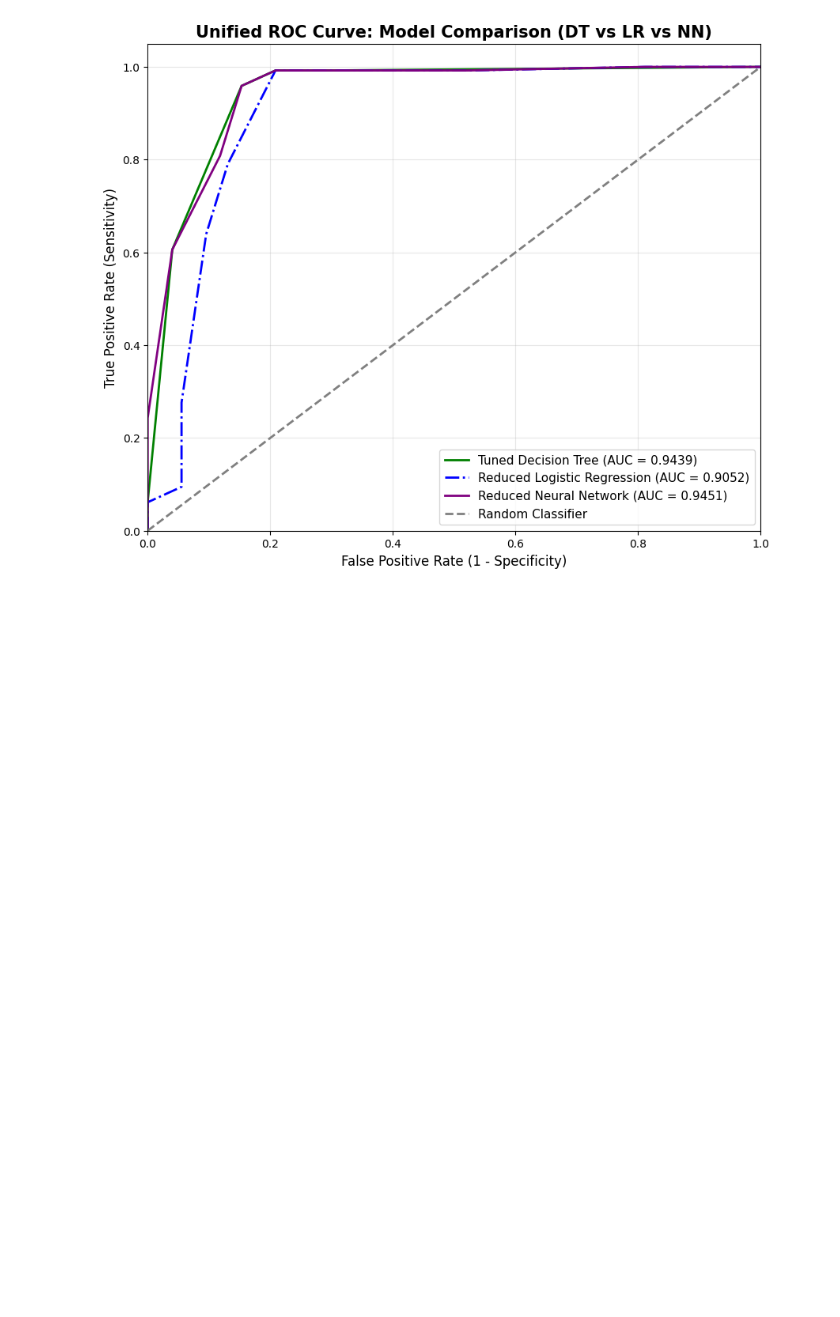
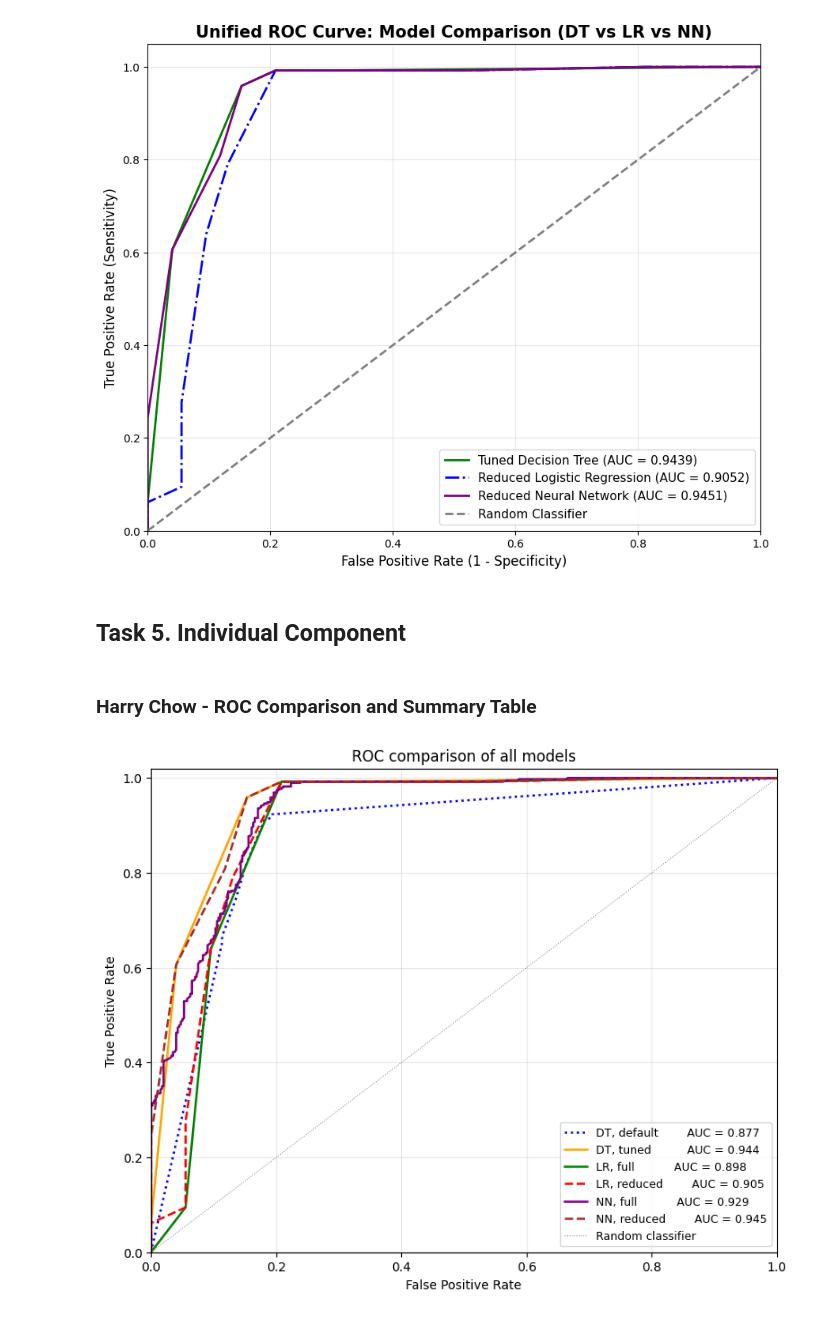
Before and after one commit to tritinvo18/IFN580-ML-assignment1, a Jupyter notebook: assignment_1_complete.ipynb, the cells around one changed output. Saved outputs shown, nothing was run; the diff lists cells and outputs as text; code cells hidden in the pictures; blank space fills up the shorter version.

Commit message:
Add code for individual part

```diff
--- a/assignment_1_complete.ipynb
+++ b/assignment_1_complete.ipynb
@@ -950,3 +952,50 @@ plt.grid(alpha=0.3)
 plt.show()
 # %% [output]
 [figure]
+# %% [markdown]
+## Task 5. Individual Component
+# %% [markdown]
+### Harry Chow - ROC Comparison and Summary Table
+# %%
+# Compute ROC/AUC for all six models
+y_prob_dt_default = dt.predict_proba(X_test)[:, 1]
+y_prob_dt_tuned   = best_dt.predict_proba(X_test)[:, 1]
+y_prob_lr_full    = best_lr_full.predict_proba(X_test_scaled)[:, 1]
+y_prob_lr_reduced = best_lr_reduced.predict_proba(X_test_reduced)[:, 1]
+y_prob_nn_full    = best_nn.predict_proba(X_test_nn)[:, 1]
+y_prob_nn_reduced = best_nn_reduced.predict_proba(X_test_reduced_nn)[:, 1]
+
+fpr_dt_default, tpr_dt_default, _ = roc_curve(y_test, y_prob_dt_default)
+fpr_dt_tuned,   tpr_dt_tuned,   _ = roc_curve(y_test, y_prob_dt_tuned)
+fpr_lr_full,    tpr_lr_full,    _ = roc_curve(y_test, y_prob_lr_full)
+fpr_lr_reduced, tpr_lr_reduced, _ = roc_curve(y_test, y_prob_lr_reduced)
+fpr_nn_full,    tpr_nn_full,    _ = roc_curve(y_test, y_prob_nn_full)
+fpr_nn_reduced, tpr_nn_reduced, _ = roc_curve(y_test, y_prob_nn_reduced)
+
+auc_dt_default = auc(fpr_dt_default, tpr_dt_default)
+auc_dt_tuned   = auc(fpr_dt_tuned,   tpr_dt_tuned)
+auc_lr_full    = auc(fpr_lr_full,    tpr_lr_full)
+auc_lr_reduced = auc(fpr_lr_reduced, tpr_lr_reduced)
+auc_nn_full    = auc(fpr_nn_full,    tpr_nn_full)
+auc_nn_reduced = auc(fpr_nn_reduced, tpr_nn_reduced)
+
+plt.figure(figsize=(9, 7))
+
+plt.plot(fpr_dt_default, tpr_dt_default, color='blue',   lw=1.8, linestyle=':',  label=f'DT, default        AUC = {auc_dt_default:.3f}')
+plt.plot(fpr_dt_tuned,   tpr_dt_tuned,   color='orange', lw=1.8,                 label=f'DT, tuned          AUC = {auc_dt_tuned:.3f}')
+plt.plot(fpr_lr_full,    tpr_lr_full,    color='green',  lw=1.8,                 label=f'LR, full           AUC = {auc_lr_full:.3f}')
+plt.plot(fpr_lr_reduced, tpr_lr_reduced, color='red',    lw=1.8, linestyle='--', label=f'LR, reduced        AUC = {auc_lr_reduced:.3f}')
+plt.plot(fpr_nn_full,    tpr_nn_full,    color='purple', lw=1.8,                 label=f'NN, full           AUC = {auc_nn_full:.3f}')
+plt.plot(fpr_nn_reduced, tpr_nn_reduced, color='brown',  lw=1.8, linestyle='--', label=f'NN, reduced        AUC = {auc_nn_reduced:.3f}')
+plt.plot([0, 1], [0, 1], color='grey', lw=0.7, linestyle=':', label='Random classifier')
+
+plt.xlim([0.0, 1.0])
+plt.ylim([0.0, 1.02])
+plt.xlabel('False Positive Rate')
+plt.ylabel('True Positive Rate')
+plt.title('ROC comparison of all models')
+plt.legend(loc='lower right', fontsize=9)
+plt.grid(alpha=0.3)
+plt.show()
+# %% [output]
+[figure, added]
```
Also changed, not shown: parts of 10 cells of this notebook.
